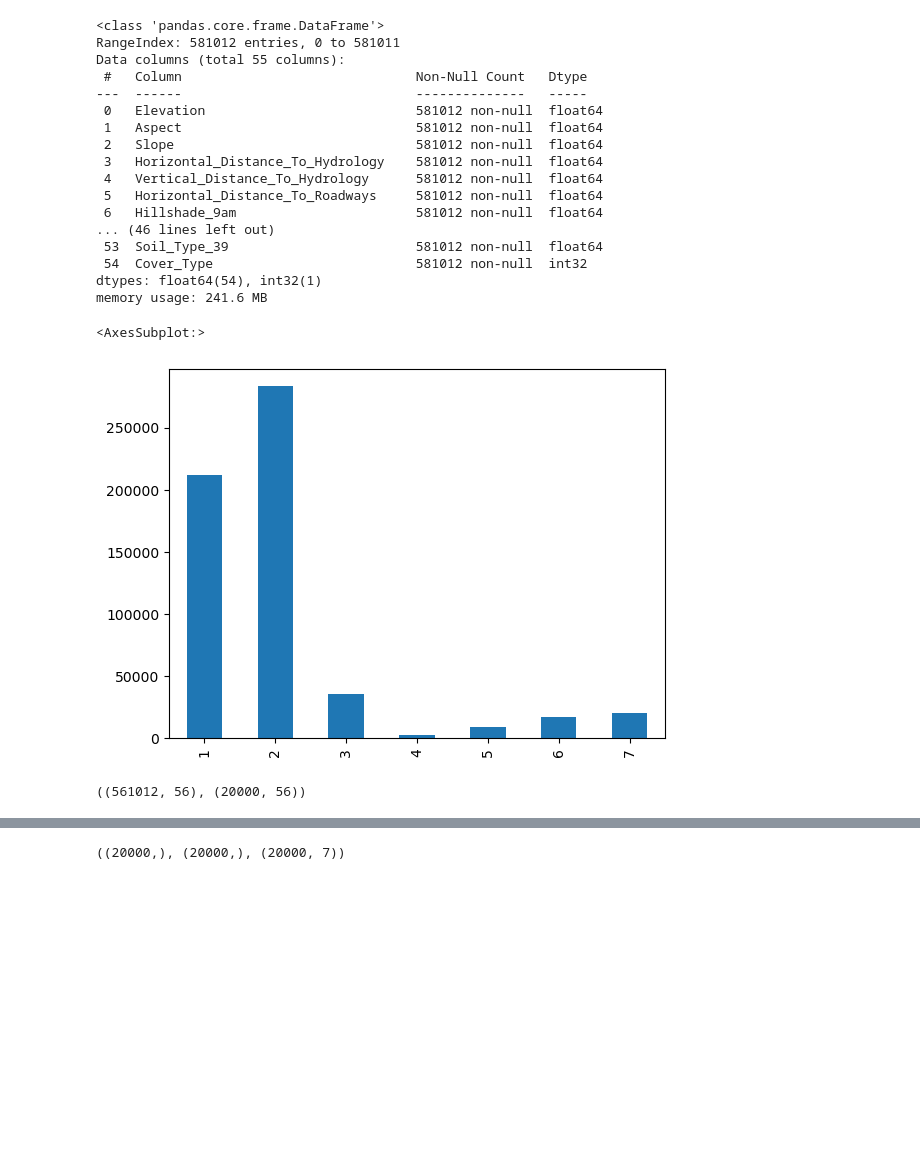
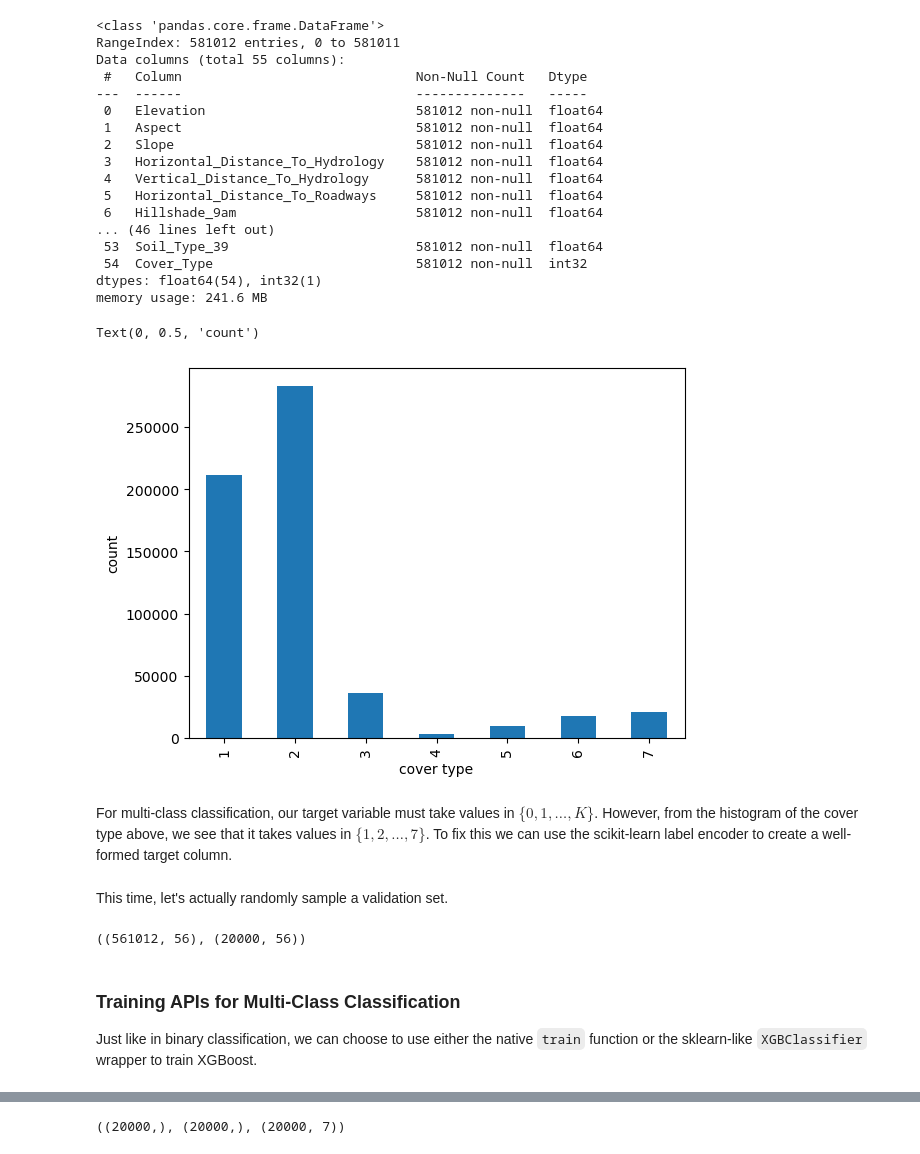
Before and after one commit to mcb00/rr-blog, a Jupyter notebook: posts/xgboost-for-classification-in-python/xgboost-for-classification-in-python.ipynb, the cells around one changed output, grey strips where cells are left out. Drawn from its saved outputs; the diff is of its cells as text; code cells hidden in the pictures; blank space fills up the shorter version.

Commit message:
Filling in the text.

```diff
--- a/posts/xgboost-for-classification-in-python/xgboost-for-classification-in-python.ipynb
+++ b/posts/xgboost-for-classification-in-python/xgboost-for-classification-in-python.ipynb
@@ -167,17 +225,28 @@ Data columns (total 55 columns):
  54  Cover_Type                          581012 non-null  int32
 dtypes: float64(54), int32(1)
 memory usage: 241.6 MB
-# %%
-df['Cover_Type'].value_counts().sort_index().plot.bar()
-# %% [output]
-<AxesSubplot:>
-[figure, removed]
+# %%
+#| fig-alt: bar plot showing the count of observations in each class
+#| fig-cap: class counts for the forest cover type dataset
+
+df['Cover_Type'].value_counts().sort_index().plot.bar();
+plt.xlabel('cover type')
+plt.ylabel('count')
+# %% [output]
+Text(0, 0.5, 'count')
+[figure, added]
+# %% [markdown]
+For multi-class classification, our target variable must take values in $\{0,1,\dots,K\}$.
+However, from the histogram of the cover type above, we see that it takes values in $\{1,2,\dots,7\}$.
+To fix this we can use the scikit-learn label encoder to create a well-formed target column.
 # %%
 from sklearn.preprocessing import LabelEncoder
 
 target = 'encoded'
 enc = LabelEncoder()
 df[target] = enc.fit_transform(df['Cover_Type'])
+# %% [markdown]
+This time, let's actually randomly sample a validation set.
 # %%
 def train_test_split_random(df, n_valid):
     np.random.seed(42)
@@ -189,3 +258,7 @@ train_df, valid_df = train_test_split_random(df, 20000)
 train_df.shape, valid_df.shape
 # %% [output]
 ((561012, 56), (20000, 56))
+# %% [markdown]
+### Training APIs for Multi-Class Classification
+
+Just like in binary classification, we can choose to use either the native `train` function or the sklearn-like `XGBClassifier` wrapper to train XGBoost.
```
Also changed, not shown: parts of 40 cells of this notebook.
